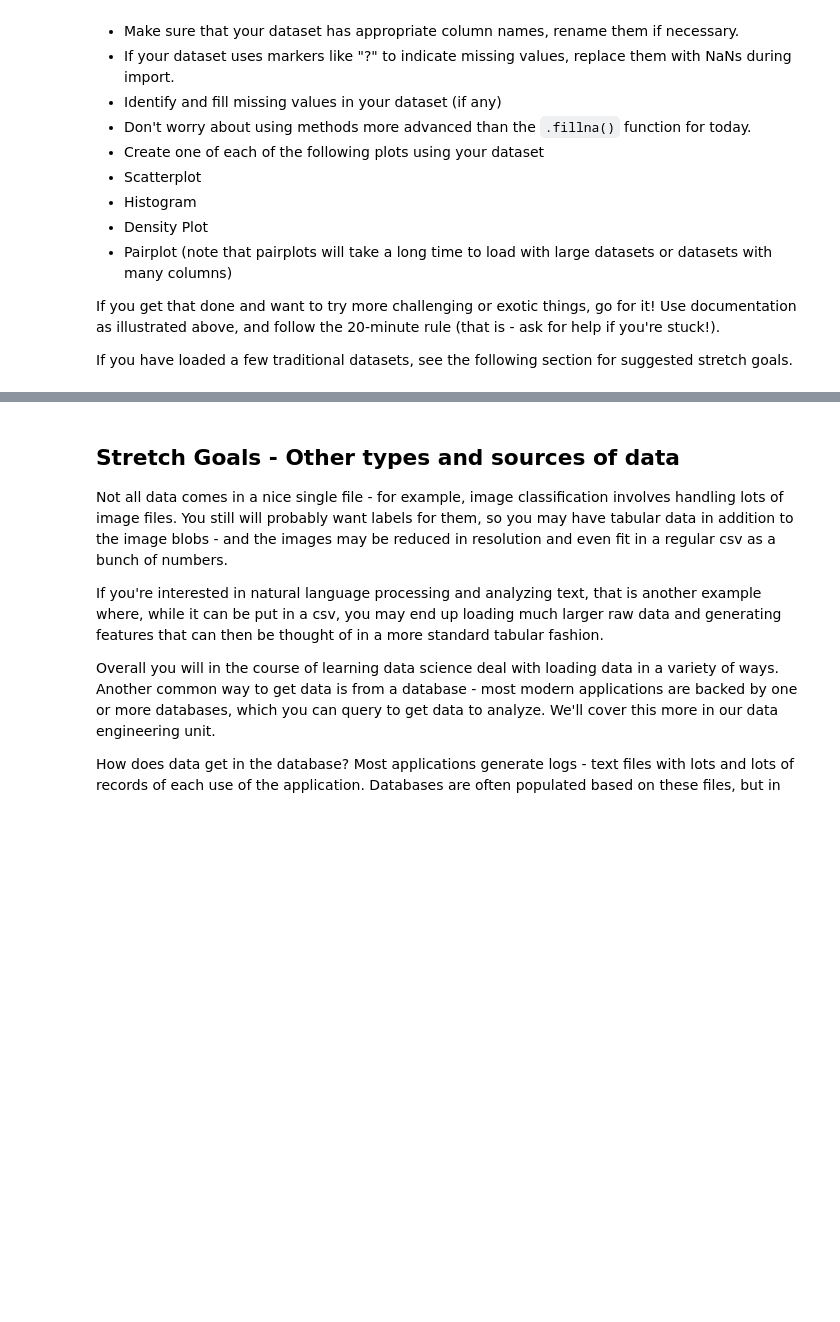
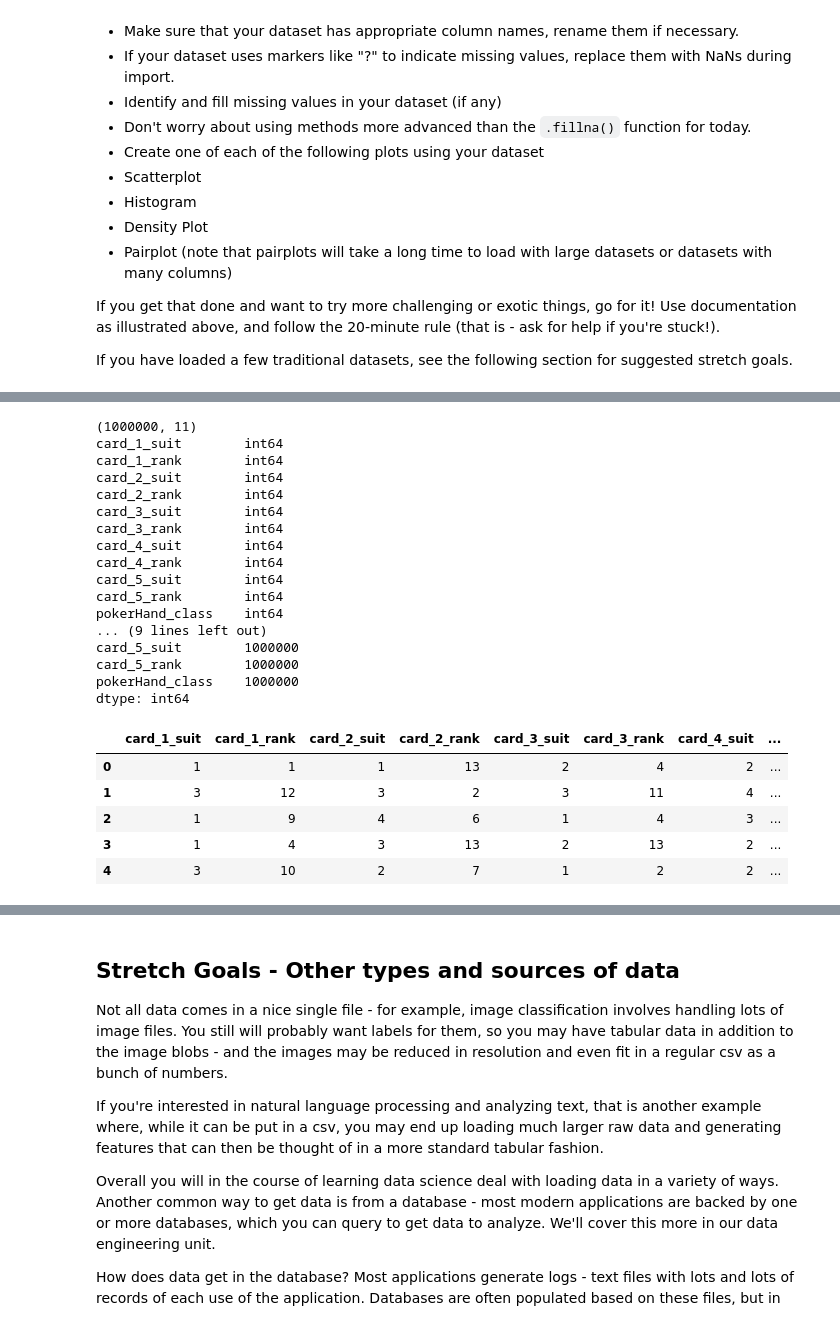
Before and after one commit to MrT3313/DS-Unit-1-Sprint-1-Dealing-With-Data, a Jupyter notebook: module2-loadingdata/LS_DS_112_Loading_Data.ipynb, the cells around one changed output, grey strips where cells are left out. Saved outputs shown, nothing was run; the diff lists cells and outputs as text; code cells hidden in the pictures; blank space fills up the shorter version.

```diff
--- a/module2-loadingdata/LS_DS_112_Loading_Data.ipynb
+++ b/module2-loadingdata/LS_DS_112_Loading_Data.ipynb
@@ -397,0 +299,32 @@ If you have loaded a few traditional datasets, see the following section for sug
+# %%
+# Verify Column Update
+print(pokerHands_data.shape)
+print(pokerHands_data.dtypes)
+print(pokerHands_data.count())
+pokerHands_data.head()
+
+## ?? number of instances is supposed to be 1,025,010 -> is it just cutting off the integer?
+# %% [output]
+(1000000, 11)
+card_1_suit        int64
+card_1_rank        int64
+card_2_suit        int64
+card_2_rank        int64
+card_3_suit        int64
+card_3_rank        int64
+card_4_suit        int64
+card_4_rank        int64
+card_5_suit        int64
+card_5_rank        int64
+pokerHand_class    int64
+... (9 lines left out)
+card_5_suit        1000000
+card_5_rank        1000000
+pokerHand_class    1000000
+dtype: int64
+|  | card_1_suit | card_1_rank | card_2_suit | card_2_rank | card_3_suit | card_3_rank | card_4_suit | ... |
+| 0 | 1 | 1 | 1 | 13 | 2 | 4 | 2 | ... |
+| 1 | 3 | 12 | 3 | 2 | 3 | 11 | 4 | ... |
+| 2 | 1 | 9 | 4 | 6 | 1 | 4 | 3 | ... |
+| 3 | 1 | 4 | 3 | 13 | 2 | 13 | 2 | ... |
+| 4 | 3 | 10 | 2 | 7 | 1 | 2 | 2 | ... |
```
Also changed, not shown: parts of 20 cells of this notebook.
